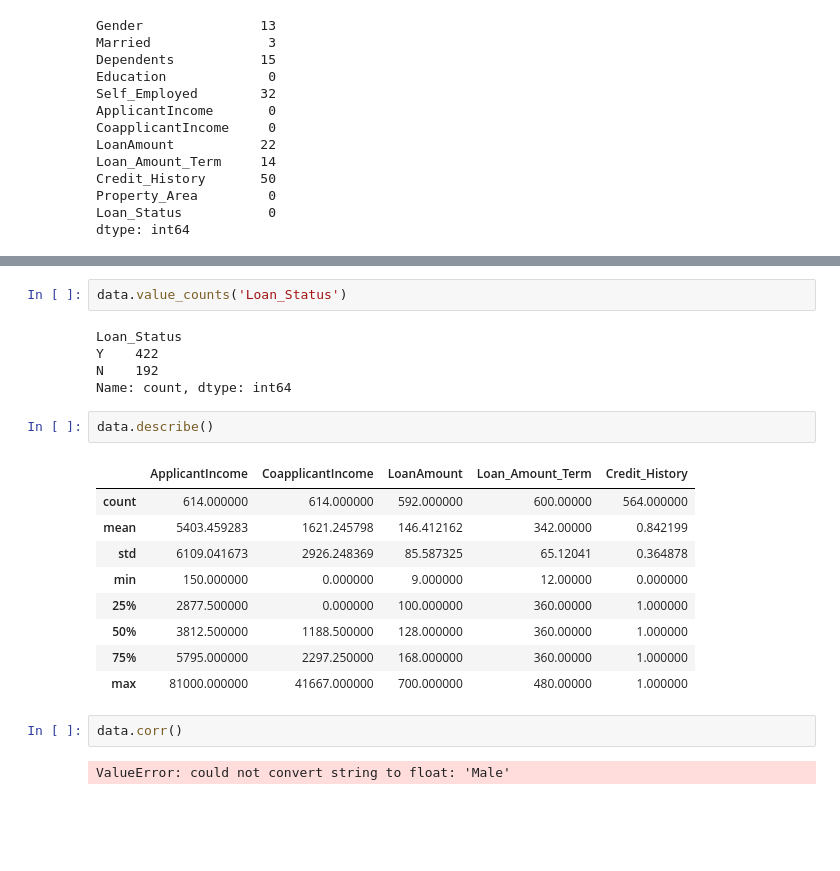
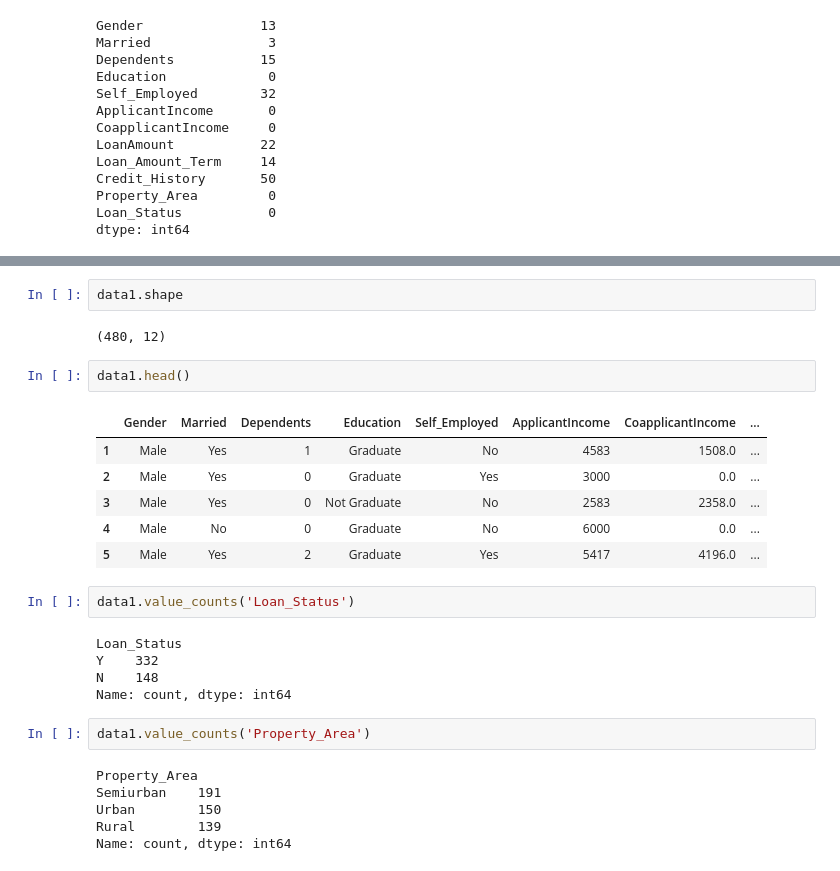
Before and after one commit to Bison619/ML_Practice_, a Jupyter notebook: Projects/Loan Status Prediction/Loan Status Prediction.ipynb, the cells around one changed output, grey strips where cells are left out. Saved outputs shown, nothing was run; the diff lists cells and outputs as text; blank space fills up the shorter version.

```diff
--- a/Projects/Loan Status Prediction/Loan Status Prediction.ipynb
+++ b/Projects/Loan Status Prediction/Loan Status Prediction.ipynb
@@ -56,23 +74,28 @@ dtype: int64
+# %%
+data1.shape
+# %% [output]
+(480, 12)
+# %%
+data1.head()
+# %% [output]
+|  | Gender | Married | Dependents | Education | Self_Employed | ApplicantIncome | CoapplicantIncome | ... |
+| 1 | Male | Yes | 1 | Graduate | No | 4583 | 1508.0 | ... |
+| 2 | Male | Yes | 0 | Graduate | Yes | 3000 | 0.0 | ... |
+| 3 | Male | Yes | 0 | Not Graduate | No | 2583 | 2358.0 | ... |
+| 4 | Male | No | 0 | Graduate | No | 6000 | 0.0 | ... |
+| 5 | Male | Yes | 2 | Graduate | Yes | 5417 | 4196.0 | ... |
 # %%
-data.value_counts('Loan_Status')
+data1.value_counts('Loan_Status')
 # %% [output]
 Loan_Status
-Y    422
-N    192
+Y    332
+N    148
 Name: count, dtype: int64
-# %%
-data.describe()
-# %% [output]
-|  | ApplicantIncome | CoapplicantIncome | LoanAmount | Loan_Amount_Term | Credit_History |
-| count | 614.000000 | 614.000000 | 592.000000 | 600.00000 | 564.000000 |
-| mean | 5403.459283 | 1621.245798 | 146.412162 | 342.00000 | 0.842199 |
-| std | 6109.041673 | 2926.248369 | 85.587325 | 65.12041 | 0.364878 |
-| min | 150.000000 | 0.000000 | 9.000000 | 12.00000 | 0.000000 |
-| 25% | 2877.500000 | 0.000000 | 100.000000 | 360.00000 | 1.000000 |
-| 50% | 3812.500000 | 1188.500000 | 128.000000 | 360.00000 | 1.000000 |
-| 75% | 5795.000000 | 2297.250000 | 168.000000 | 360.00000 | 1.000000 |
-| max | 81000.000000 | 41667.000000 | 700.000000 | 480.00000 | 1.000000 |
-# %%
-data.corr()
-# %% [output]
-ValueError: could not convert string to float: 'Male'
+# %%
+data1.value_counts('Property_Area')
+# %% [output]
+Property_Area
+Semiurban    191
+Urban        150
+Rural        139
+Name: count, dtype: int64
```
Also changed, not shown: parts of 20 cells of this notebook.
